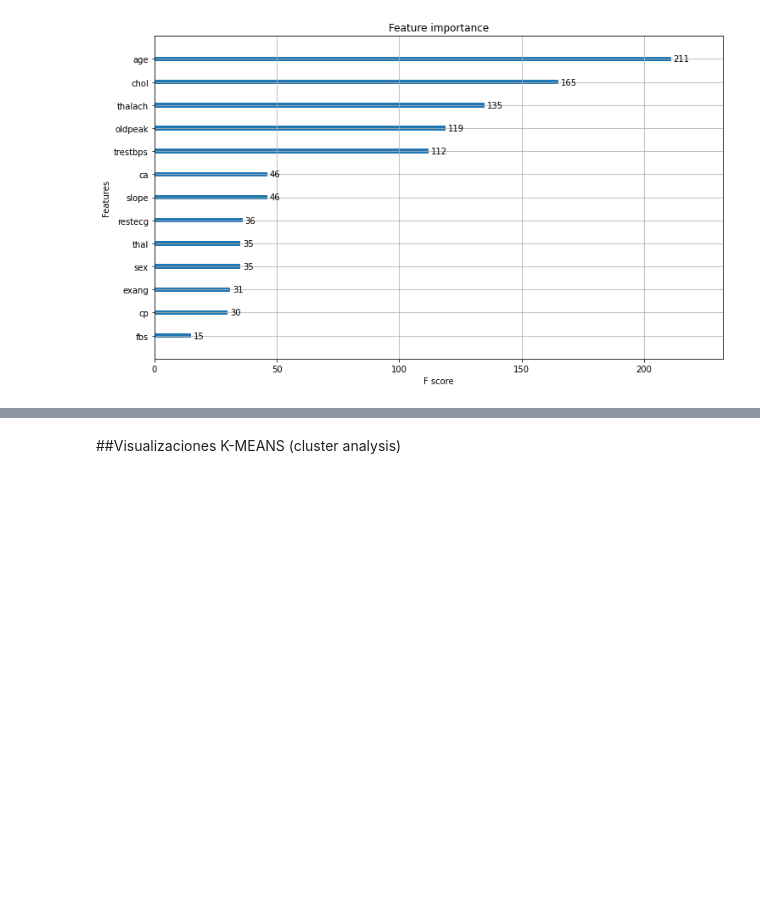
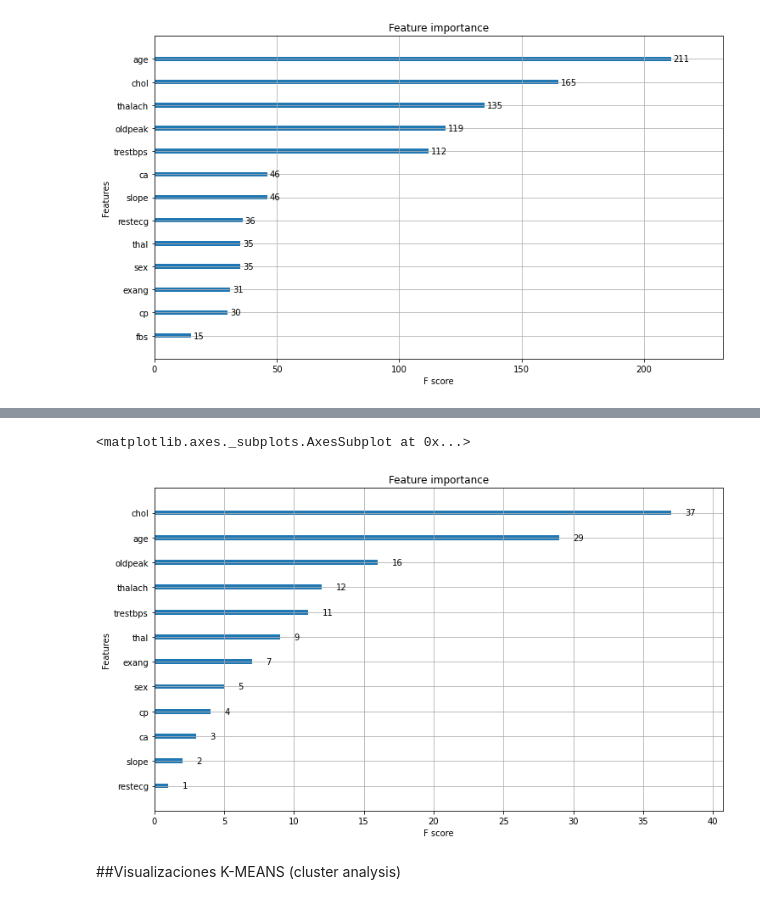
Before and after one commit to joaquinhojman/AprendizajeEstadistico-TPFinal, a Jupyter notebook: Arboles_de_Decision.ipynb, the cells around one changed output, grey strips where cells are left out. Saved outputs shown, nothing was run; the diff lists cells and outputs as text; code cells hidden in the pictures; blank space fills up the shorter version.

```diff
--- a/Arboles_de_Decision.ipynb
+++ b/Arboles_de_Decision.ipynb
@@ -277,0 +342,14 @@ xgb.plot_importance(xg_cls)
+# %%
+xg_cls_opt = xgb.XGBClassifier(base_score=1e-05, booster='gbtree', colsample_bylevel=1,
+              colsample_bynode=1, colsample_bytree=0.11,
+              gamma=1.0973358086124976, learning_rate=0.16, max_delta_step=0,
+              max_depth=6, min_child_weight=1, missing=None, n_estimators=106,
+              n_jobs=1, nthread=None, objective='binary:logistic',
+              random_state=0, reg_alpha=0, reg_lambda=1, scale_pos_weight=1,
+              seed=None, silent=None, subsample=1, verbosity=1)
+#Y entreno
+xg_cls_opt.fit(X_train,y_train)
+
+preds = xg_cls_opt.predict(X_test)
+error = mean_squared_error(y_test,preds)
+error
@@ -278,2 +382,8 @@ xgb.plot_importance(xg_cls)
+# %%
+plt.rcParams['figure.figsize'] = [12, 7]
+xgb.plot_importance(xg_cls_opt)
+# %% [output]
+<matplotlib.axes._subplots.AxesSubplot at 0x...>
+[figure, added]
 # %% [markdown]
 ##Visualizaciones K-MEANS (cluster analysis)
```
Also changed, not shown: parts of 7 cells of this notebook.
